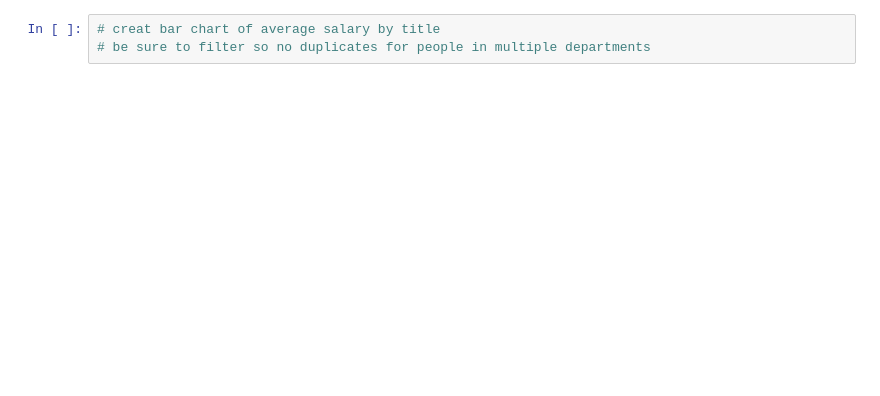
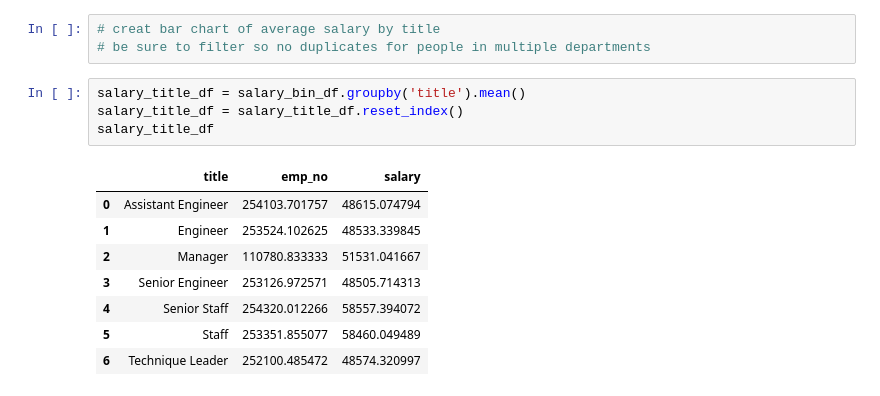
Before and after one commit to juliemcbaker/sql-challenge, a Jupyter notebook: EmployeeSQL/EmployeeSQL.ipynb, the cells around one changed output. Drawn from its saved outputs; the diff is of its cells as text; blank space fills up the shorter version.

```diff
--- a/EmployeeSQL/EmployeeSQL.ipynb
+++ b/EmployeeSQL/EmployeeSQL.ipynb
@@ -180,3 +217,16 @@ AttributeError: module 'matplotlib' has no attribute 'bar'
 # %%
 # creat bar chart of average salary by title
 # be sure to filter so no duplicates for people in multiple departments
+# %%
+salary_title_df = salary_bin_df.groupby('title').mean()
+salary_title_df = salary_title_df.reset_index()
+salary_title_df
+# %% [output]
+|  | title | emp_no | salary |
+| 0 | Assistant Engineer | 254103.701757 | 48615.074794 |
+| 1 | Engineer | 253524.102625 | 48533.339845 |
+| 2 | Manager | 110780.833333 | 51531.041667 |
+| 3 | Senior Engineer | 253126.972571 | 48505.714313 |
+| 4 | Senior Staff | 254320.012266 | 58557.394072 |
+| 5 | Staff | 253351.855077 | 58460.049489 |
+| 6 | Technique Leader | 252100.485472 | 48574.320997 |
```
Also changed, not shown: parts of 32 cells of this notebook.
